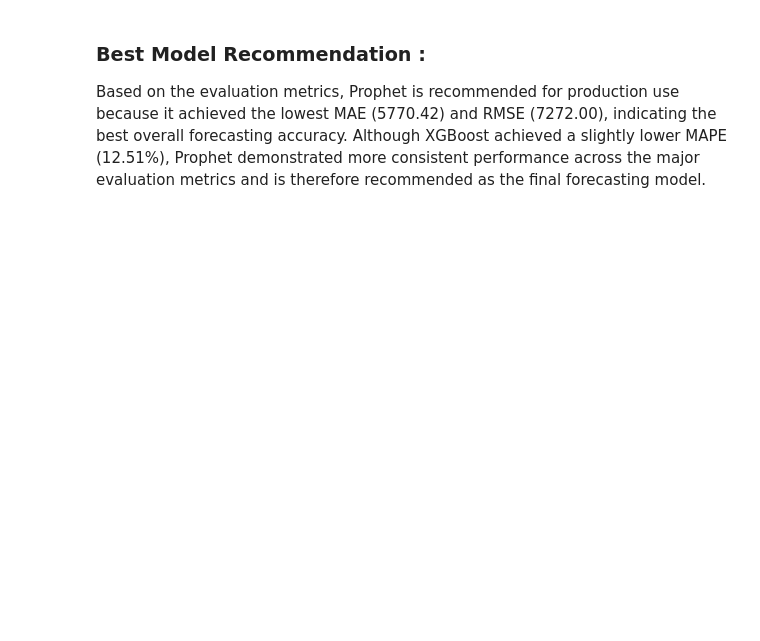
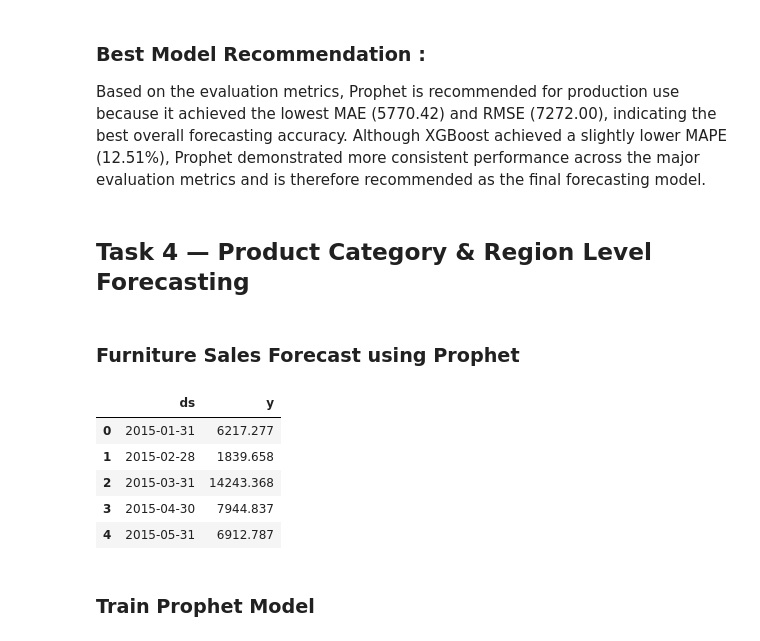
Before and after one commit to Sumit-342/sales-forecasting-dashboard, a Jupyter notebook: analysis.ipynb, the cells around one changed output. Drawn from its saved outputs; the diff is of its cells as text; code cells hidden in the pictures; blank space fills up the shorter version.

```diff
--- a/analysis.ipynb
+++ b/analysis.ipynb
@@ -746,3 +1057,40 @@ comparison_df
 # %% [markdown]
 ### Best Model Recommendation :
 Based on the evaluation metrics, Prophet is recommended for production use because it achieved the lowest MAE (5770.42) and RMSE (7272.00), indicating the best overall forecasting accuracy. Although XGBoost achieved a slightly lower MAPE (12.51%), Prophet demonstrated more consistent performance across the major evaluation metrics and is therefore recommended as the final forecasting model.
+# %% [markdown]
+## Task 4 — Product Category & Region Level Forecasting
+# %% [markdown]
+### Furniture Sales Forecast using Prophet
+# %%
+# Filter only Furniture category
+furniture_df = sales_df[sales_df["Category"] == "Furniture"]
+
+# Convert Order Date to datetime
+furniture_df["Order Date"] = pd.to_datetime(furniture_df["Order Date"])
+
+# Create monthly sales
+furniture_monthly = (
+    furniture_df
+    .groupby(pd.Grouper(key="Order Date", freq="ME"))["Sales"]
+    .sum()
+    .reset_index()
+)
+
+# Prophet format
+furniture_monthly = furniture_monthly.rename(
+    columns={
+        "Order Date": "ds",
+        "Sales": "y"
+    }
+)
+
+furniture_monthly.head()
+# %% [output]
+|  | ds | y |
+| 0 | 2015-01-31 | 6217.277 |
+| 1 | 2015-02-28 | 1839.658 |
+| 2 | 2015-03-31 | 14243.368 |
+| 3 | 2015-04-30 | 7944.837 |
+| 4 | 2015-05-31 | 6912.787 |
+# %% [markdown]
+### Train Prophet Model
```
Also changed, not shown: parts of 61 cells of this notebook.
